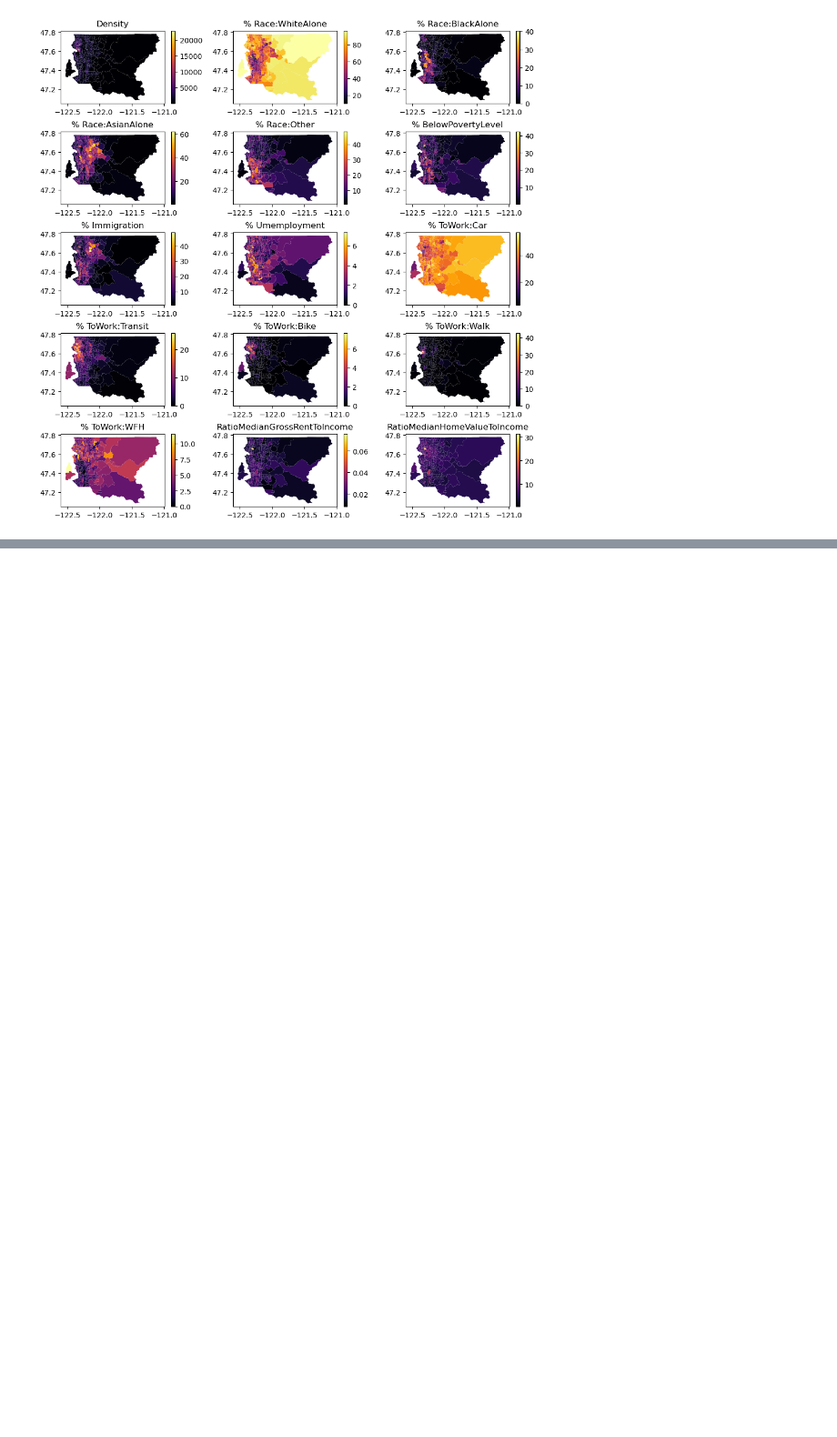
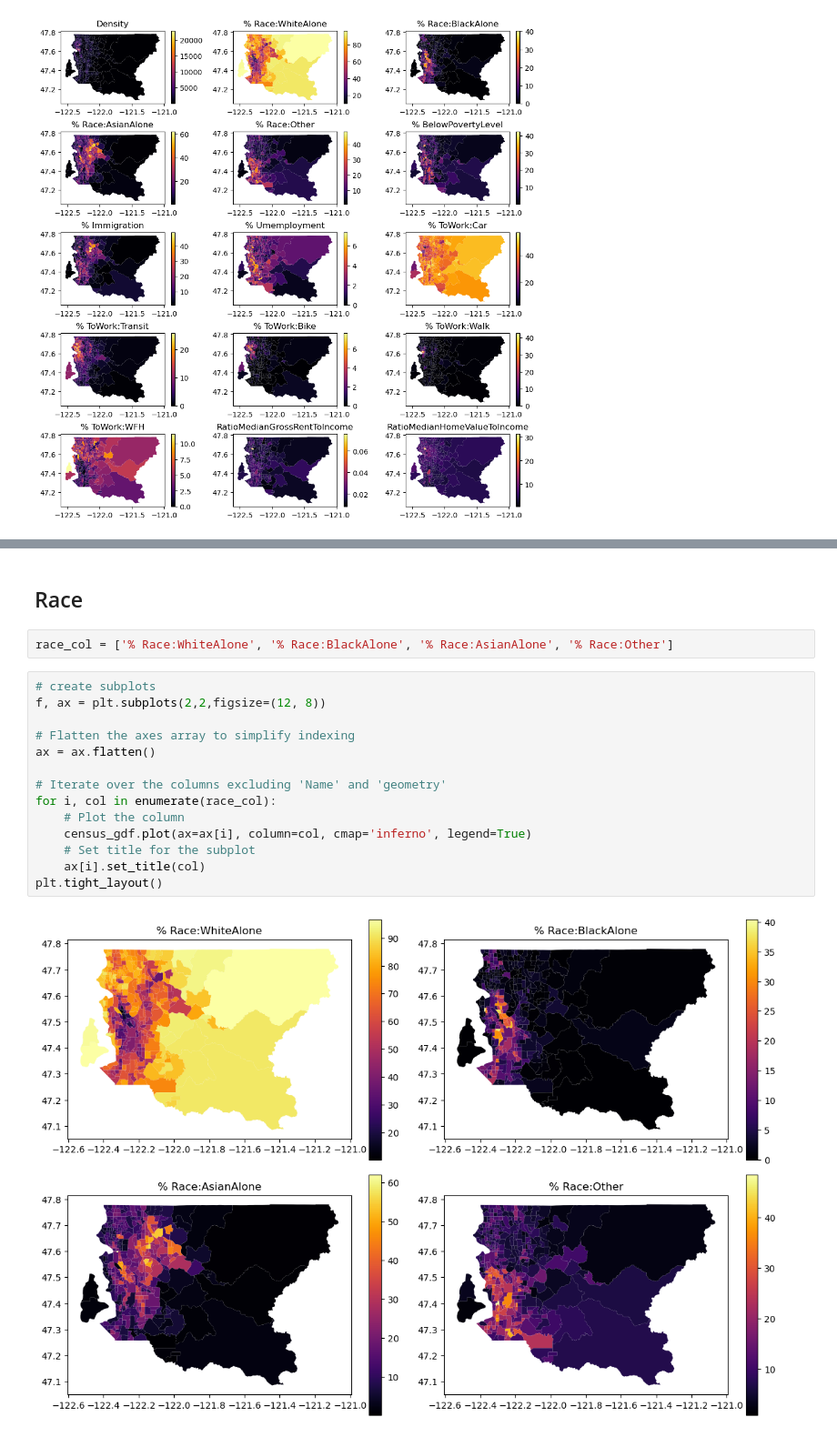
Before and after one commit to UW-GDA/land-use-travel-patterns, a Jupyter notebook: demographic.ipynb, the cells around one changed output, grey strips where cells are left out. Shown at 91% size. Saved outputs shown, nothing was run; the diff lists cells and outputs as text; blank space fills up the shorter version.

```diff
--- a/demographic.ipynb
+++ b/demographic.ipynb
@@ -368,0 +416,20 @@ plt.tight_layout()
+# %% [markdown]
+## Race
+# %%
+race_col = ['% Race:WhiteAlone', '% Race:BlackAlone', '% Race:AsianAlone', '% Race:Other']
+# %%
+# create subplots
+f, ax = plt.subplots(2,2,figsize=(12, 8))
+
+# Flatten the axes array to simplify indexing
+ax = ax.flatten()
+
+# Iterate over the columns excluding 'Name' and 'geometry'
+for i, col in enumerate(race_col):
+    # Plot the column
+    census_gdf.plot(ax=ax[i], column=col, cmap='inferno', legend=True)
+    # Set title for the subplot
+    ax[i].set_title(col)
+plt.tight_layout()
+# %% [output]
+[figure, added]
```
Also changed, not shown: parts of 21 cells of this notebook.
